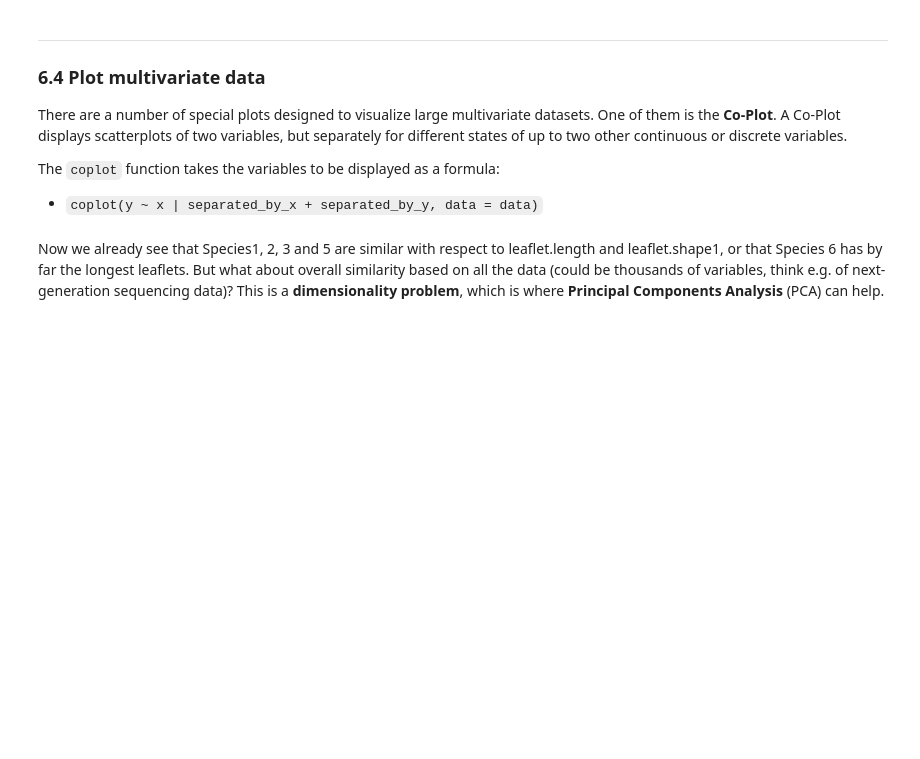
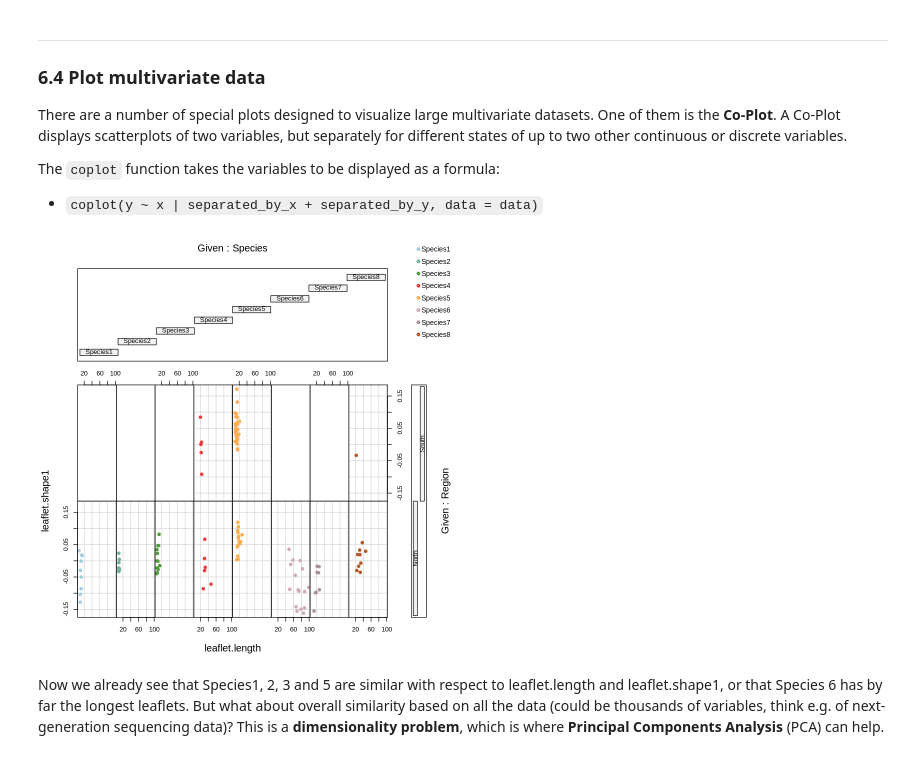
Before and after one commit to scrameri/Umweltbiologie, a Jupyter notebook: Tutorials.ipynb, the cells around one changed output. Saved outputs shown, nothing was run; the diff lists cells and outputs as text; code cells hidden in the pictures; blank space fills up the shorter version.

```diff
--- a/Tutorials.ipynb
+++ b/Tutorials.ipynb
@@ -43,10 +27,10 @@ library("multcomp") # for glht()
 ## 2. Read the data
 # %%
 # dataset for Data Exploration and ANOVA and Linear Models
-morph <- read.csv("https://raw.githubusercontent.com/scrameri/Umweltbiologie/master/Anova_LM.csv")
+morph <- read.csv("https://raw.githubusercontent.com/scrameri/Umweltbiologie/master/Anova_LM.csv", stringsAsFactors = TRUE)
 
 # datset for Multivariate Analyses
-d.mis <- read.csv("https://raw.githubusercontent.com/scrameri/Umweltbiologie/master/Multivariate.csv", row.names = "ID")
+d.mis <- read.csv("https://raw.githubusercontent.com/scrameri/Umweltbiologie/master/Multivariate.csv", row.names = "ID", stringsAsFactors = TRUE)
 # %% [markdown]
 **Note**: the `.csv` file uses `,` rather than ; as field separators, which can cause troubles when opening the file in Excel on Mac. You can also save a version separated with `;`, but you will then need to set `sep = ";"`, because the default argument is `read.csv(file, sep = ",", dec = ".")`. There is the complementary `read.csv2` function with default argument `read.csv2(file, sep = ";", dec = ",")`.
 # %% [markdown]
@@ -1029,7 +1432,8 @@ Let us read the data and get an overview. Note the use of `row.names` here: it a
 
 Before starting any analysis, always check that the data was read in correctly using `str`.
 # %%
-d.mis <- read.csv("https://raw.githubusercontent.com/scrameri/Umweltbiologie/master/Multivariate.csv", row.names = "ID")
+## Read dataset (if not already done in Chapter 2)
+d.mis <- read.csv("https://raw.githubusercontent.com/scrameri/Umweltbiologie/master/Multivariate.csv", row.names = "ID", stringsAsFactors = TRUE)
 str(d.mis)
 
 cat("\nprint rownames\n")
@@ -1132,12 +1626,14 @@ The `coplot` function takes the variables to be displayed as a formula:
 # %%
 # color vector for 8 species
 col <- c("#A6CEE3","#72B29C","#4F9F3B","#E93E3F","#FDAC4F","#D1AAB7","#A99099","#B15928")
 
 # Co-Plot
 coplot(leaflet.shape1 ~ leaflet.length | Species + Region, data = d.mis,
        col = col[d.mis$Species], pch = 19)  # note the use of col
-legend("topright",levels(d.mis$Species),pch = 19, col = col,
+legend(x = "topright", legend = levels(d.mis$Species),pch = 19, col = col,
        xpd = TRUE, bty = "n", cex = 0.7)
+# %% [output]
+[figure, added]
 # %% [markdown]
 Now we already see that Species1, 2, 3 and 5 are similar with respect to leaflet.length and leaflet.shape1, or that Species 6 has by far the longest leaflets. But what about overall similarity based on all the data (could be thousands of variables, think e.g. of next-generation sequencing data)? This is a **dimensionality problem**, which is where **Principal Components Analysis** (PCA) can help.
 # %% [markdown]
```
Also changed, not shown: parts of 64 cells of this notebook.
